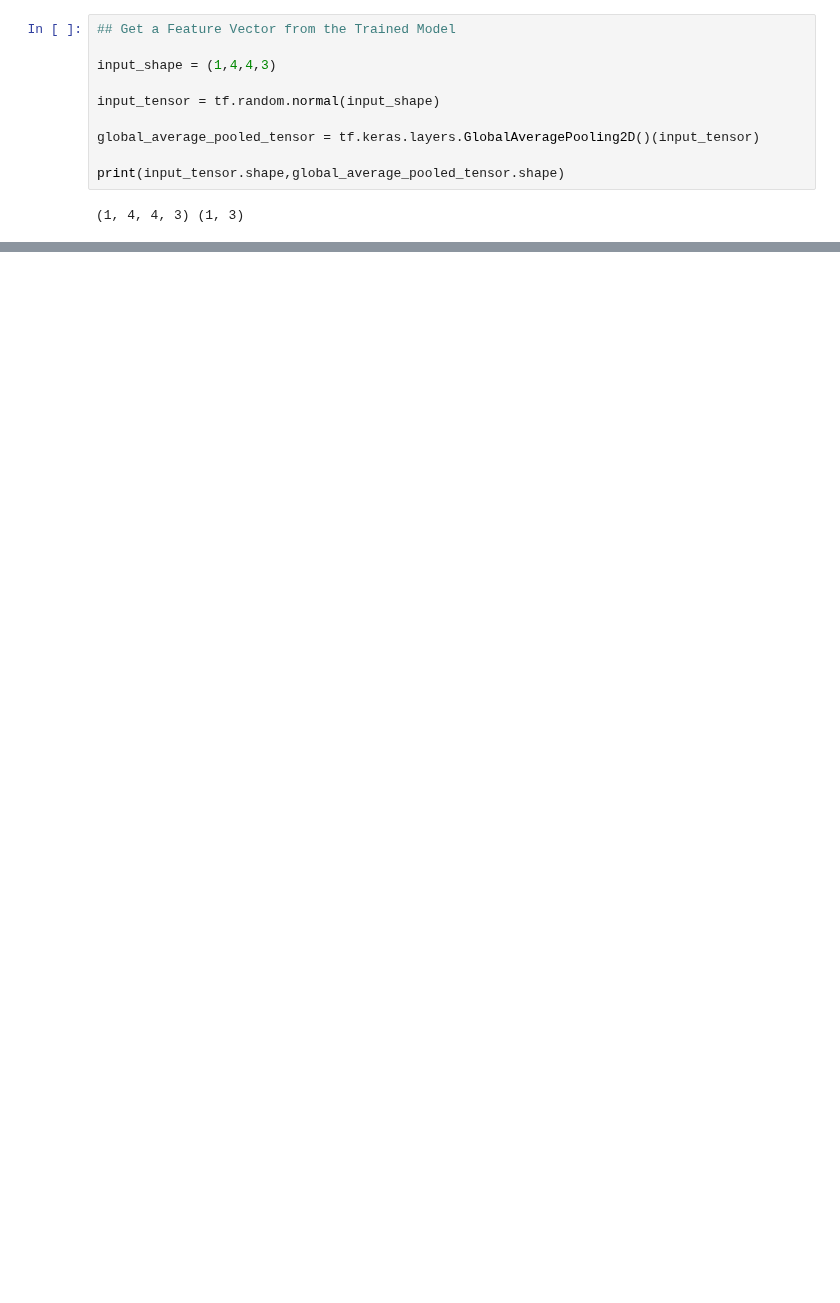
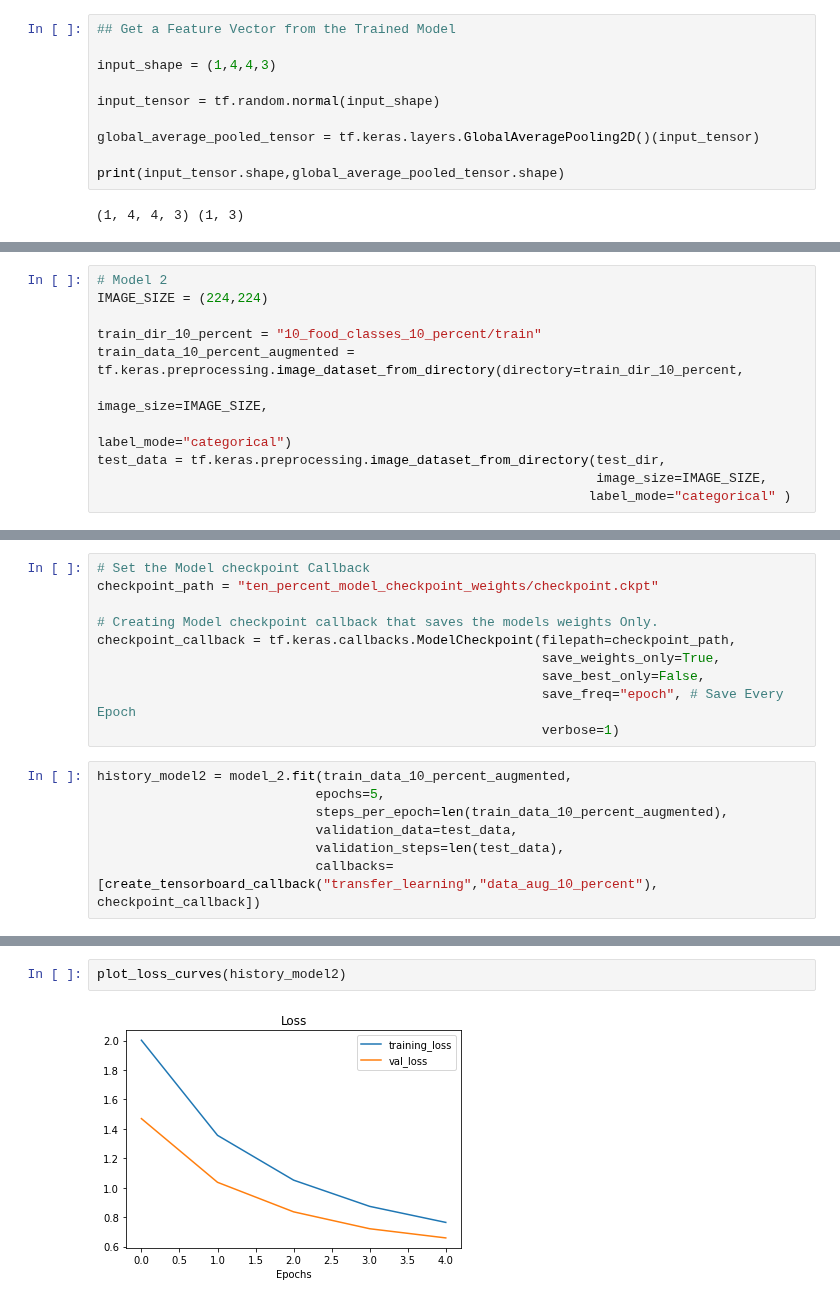
Before and after one commit to Nouman945/TensorFlow-Developer-Certificate-Guide, a Jupyter notebook: Sec7-Transfer-Learning.ipynb, the cells around one changed output, grey strips where cells are left out. Saved outputs shown, nothing was run; the diff lists cells and outputs as text; blank space fills up the shorter version.

```diff
--- a/Sec7-Transfer-Learning.ipynb
+++ b/Sec7-Transfer-Learning.ipynb
@@ -226,0 +371,11 @@ print(input_tensor.shape,global_average_pooled_tensor.shape)
+# %%
+# Model 2
+IMAGE_SIZE = (224,224)
+
+train_dir_10_percent = "10_food_classes_10_percent/train"
+train_data_10_percent_augmented = tf.keras.preprocessing.image_dataset_from_directory(directory=train_dir_10_percent,
+                                                                                      image_size=IMAGE_SIZE,
+                                                                                      label_mode="categorical")
+test_data = tf.keras.preprocessing.image_dataset_from_directory(test_dir,
+                                                                image_size=IMAGE_SIZE,
+                                                               label_mode="categorical" )
@@ -226,0 +421,17 @@ print(input_tensor.shape,global_average_pooled_tensor.shape)
+# %%
+# Set the Model checkpoint Callback
+checkpoint_path = "ten_percent_model_checkpoint_weights/checkpoint.ckpt"
+
+# Creating Model checkpoint callback that saves the models weights Only.
+checkpoint_callback = tf.keras.callbacks.ModelCheckpoint(filepath=checkpoint_path,
+                                                         save_weights_only=True,
+                                                         save_best_only=False,
+                                                         save_freq="epoch", # Save Every Epoch
+                                                         verbose=1)
+# %%
+history_model2 = model_2.fit(train_data_10_percent_augmented,
+                            epochs=5,
+                            steps_per_epoch=len(train_data_10_percent_augmented),
+                            validation_data=test_data,
+                            validation_steps=len(test_data),
+                            callbacks=[create_tensorboard_callback("transfer_learning","data_aug_10_percent"), checkpoint_callback])
@@ -226,0 +455,4 @@ print(input_tensor.shape,global_average_pooled_tensor.shape)
+# %%
+plot_loss_curves(history_model2)
+# %% [output]
+[figure, added]
```
Also changed, not shown: parts of 42 cells of this notebook, 37 other files.
